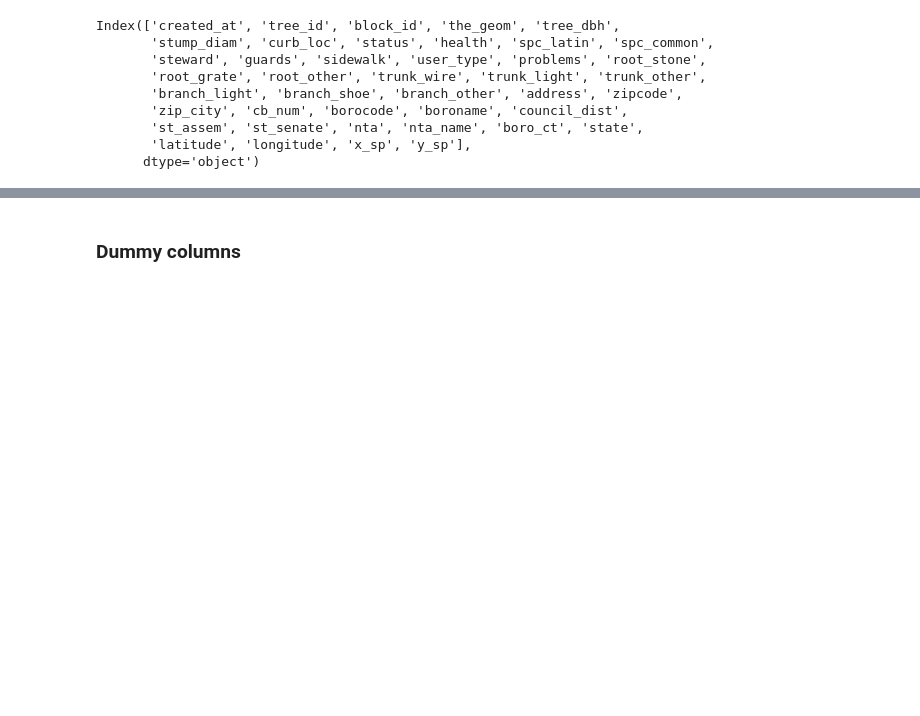
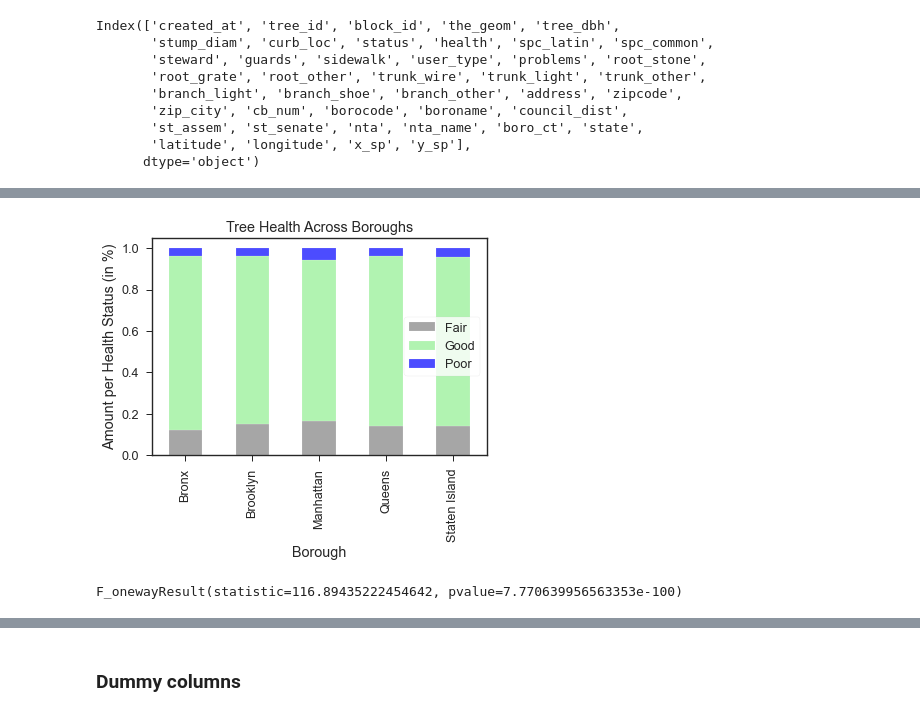
Before and after one commit to p-szymo/nyc_trees, a Jupyter notebook: nyc_trees_workbook.ipynb, the cells around one changed output, grey strips where cells are left out. Cells and saved outputs as stored; diff of their text form; code cells hidden in the pictures; blank space fills up the shorter version.

```diff
--- a/nyc_trees_workbook.ipynb
+++ b/nyc_trees_workbook.ipynb
@@ -280,0 +346,19 @@ trees.head()
+# %%
+boros = trees.groupby(['boroname']).health.value_counts(normalize=True).unstack()
+p1 = boros.plot(kind = 'bar', stacked = True,
+                   title = 'Tree Health Across Boroughs',
+                   color = ['grey','lightgreen', 'blue'], alpha = .70)
+p1.set_xlabel('Borough')
+p1.set_ylabel('Amount per Health Status (in %)')
+p1.legend(['Fair','Good', 'Poor'])
+plt.show()
+# %% [output]
+[figure, added]
+# %%
+stats.f_oneway(trees['health_num'][trees['boroname'] == 'Bronx'],
+               trees['health_num'][trees['boroname'] == 'Brooklyn'],
+               trees['health_num'][trees['boroname'] == 'Manhattan'],
+               trees['health_num'][trees['boroname'] == 'Queens'],
+               trees['health_num'][trees['boroname'] == 'Staten Island'])
+# %% [output]
+F_onewayResult(statistic=116.89435222454642, pvalue=7.770639956563353e-100)
```
Also changed, not shown: parts of 136 cells of this notebook, 4 other files.
